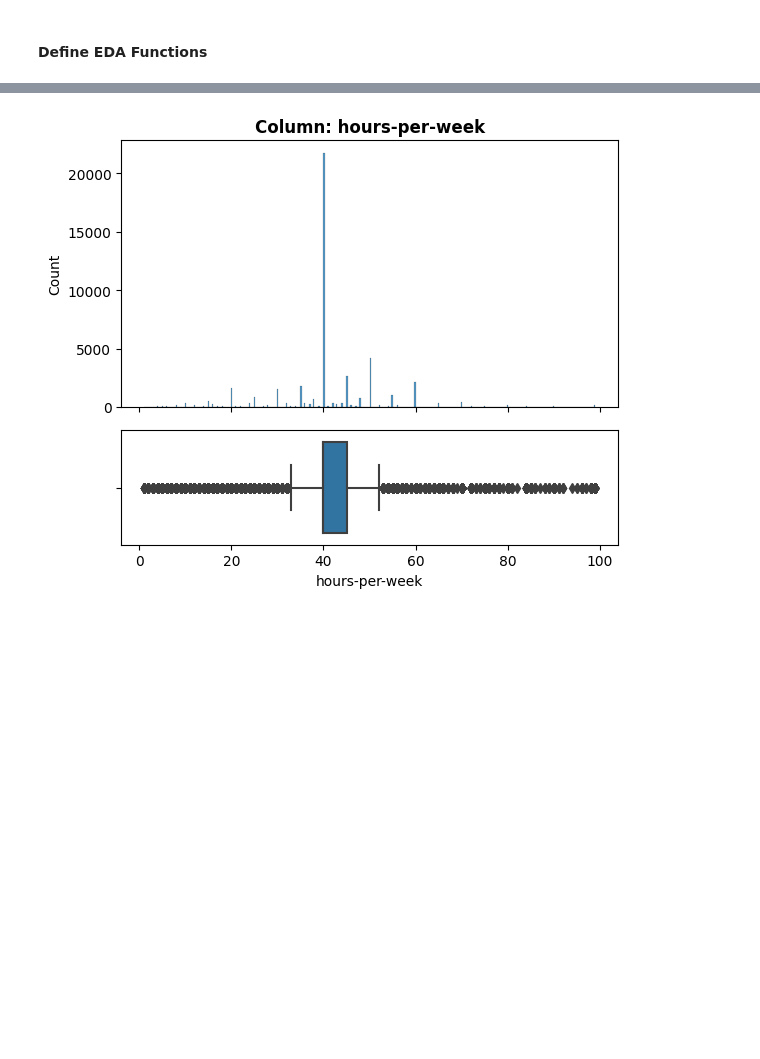
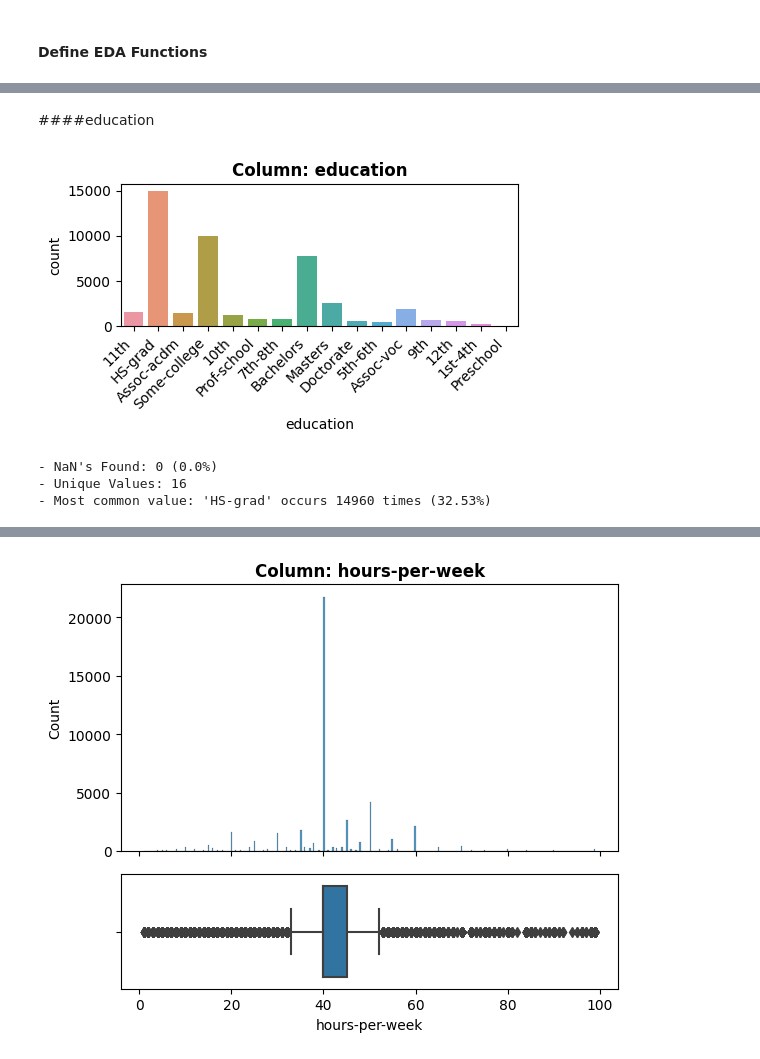
Before and after one commit to uday-routhu/models, a Jupyter notebook: Project_2_Part_1_Core.ipynb, the cells around one changed output, grey strips where cells are left out. Drawn from its saved outputs; the diff is of its cells as text; code cells hidden in the pictures; blank space fills up the shorter version.

```diff
--- a/Project_2_Part_1_Core.ipynb
+++ b/Project_2_Part_1_Core.ipynb
@@ -536,0 +509,10 @@ Observations
+# %% [markdown]
+####education
+# %%
+# Testing function
+fig, ax = explore_categorical(df_adult, "education", figsize=(5,3))
+# %% [output]
+[figure, added]
+- NaN's Found: 0 (0.0%)
+- Unique Values: 16
+- Most common value: 'HS-grad' occurs 14960 times (32.53%)
```
Also changed, not shown: parts of 145 cells of this notebook.
